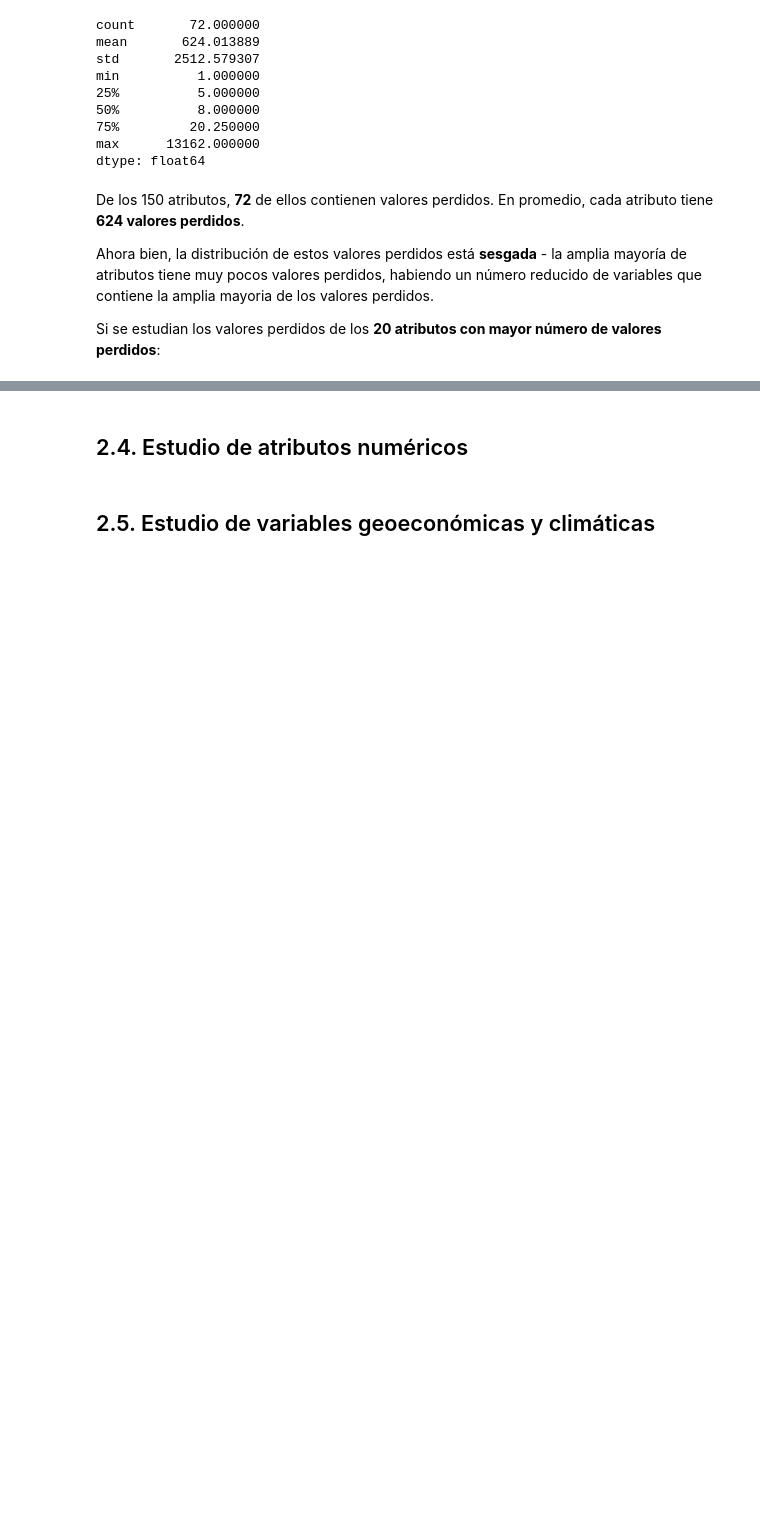
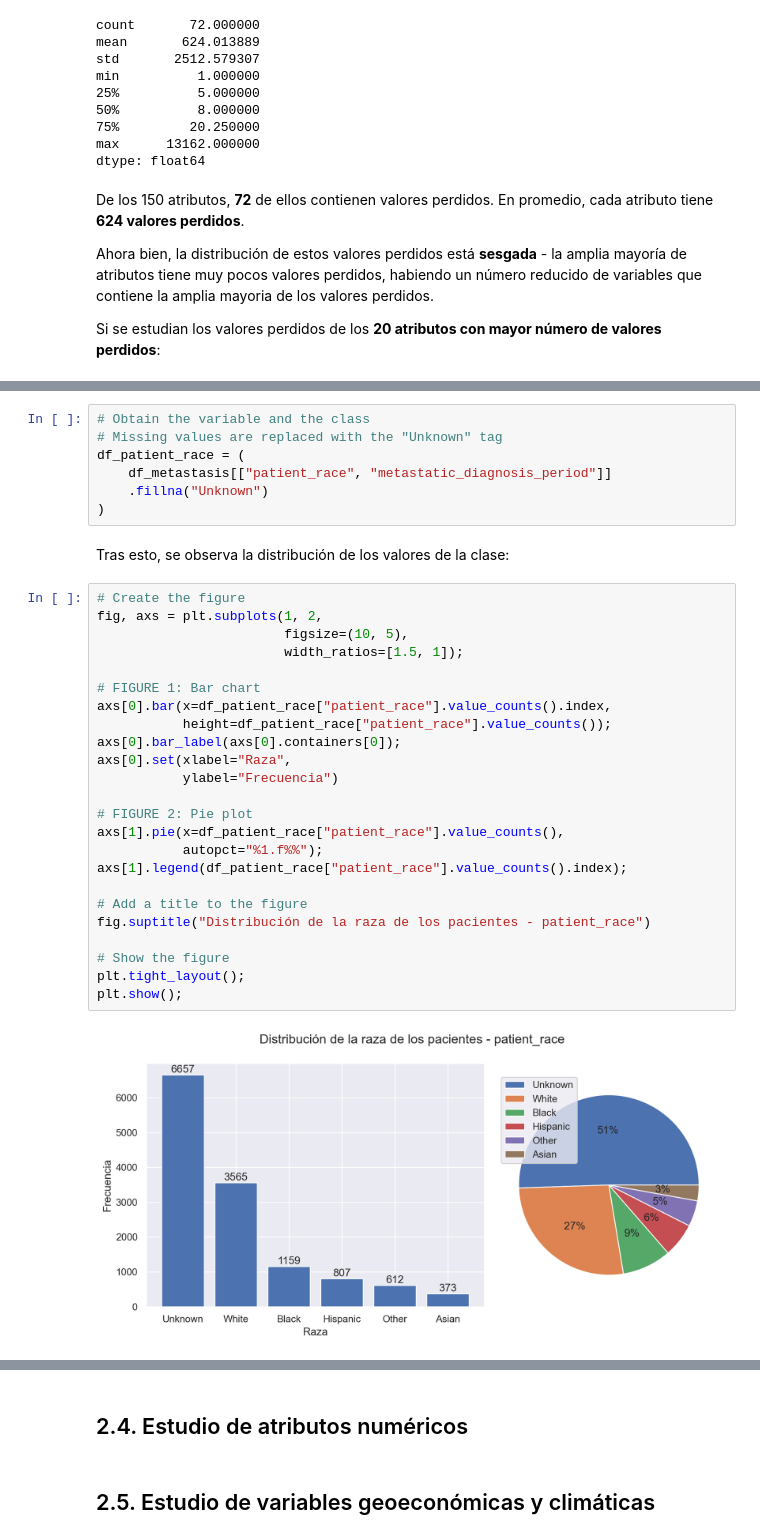
Before and after one commit to MoonDollLuna/cidaen_m5_thesis, a Jupyter notebook: TFM - Luna Jimenez Fernandez - Jupyter.ipynb, the cells around one changed output, grey strips where cells are left out. Saved outputs shown, nothing was run; the diff lists cells and outputs as text; blank space fills up the shorter version.

```diff
--- a/TFM - Luna Jimenez Fernandez - Jupyter.ipynb
+++ b/TFM - Luna Jimenez Fernandez - Jupyter.ipynb
@@ -486,0 +595,35 @@ Index(['patient_race', 'payer_type', 'patient_state', 'Region', 'Division',
+# %%
+# Obtain the variable and the class
+# Missing values are replaced with the "Unknown" tag
+df_patient_race = (
+    df_metastasis[["patient_race", "metastatic_diagnosis_period"]]
+    .fillna("Unknown")
+)
+# %% [markdown]
+Tras esto, se observa la distribución de los valores de la clase:
+# %%
+# Create the figure
+fig, axs = plt.subplots(1, 2,
+                        figsize=(10, 5),
+                        width_ratios=[1.5, 1]);
+
+# FIGURE 1: Bar chart
+axs[0].bar(x=df_patient_race["patient_race"].value_counts().index,
+           height=df_patient_race["patient_race"].value_counts());
+axs[0].bar_label(axs[0].containers[0]);
+axs[0].set(xlabel="Raza",
+           ylabel="Frecuencia")
+
+# FIGURE 2: Pie plot
+axs[1].pie(x=df_patient_race["patient_race"].value_counts(),
+           autopct="%1.f%%");
+axs[1].legend(df_patient_race["patient_race"].value_counts().index);
+
+# Add a title to the figure
+fig.suptitle("Distribución de la raza de los pacientes - patient_race")
+
+# Show the figure
+plt.tight_layout();
+plt.show();
+# %% [output]
+[figure, added]
```
Also changed, not shown: parts of 74 cells of this notebook.
